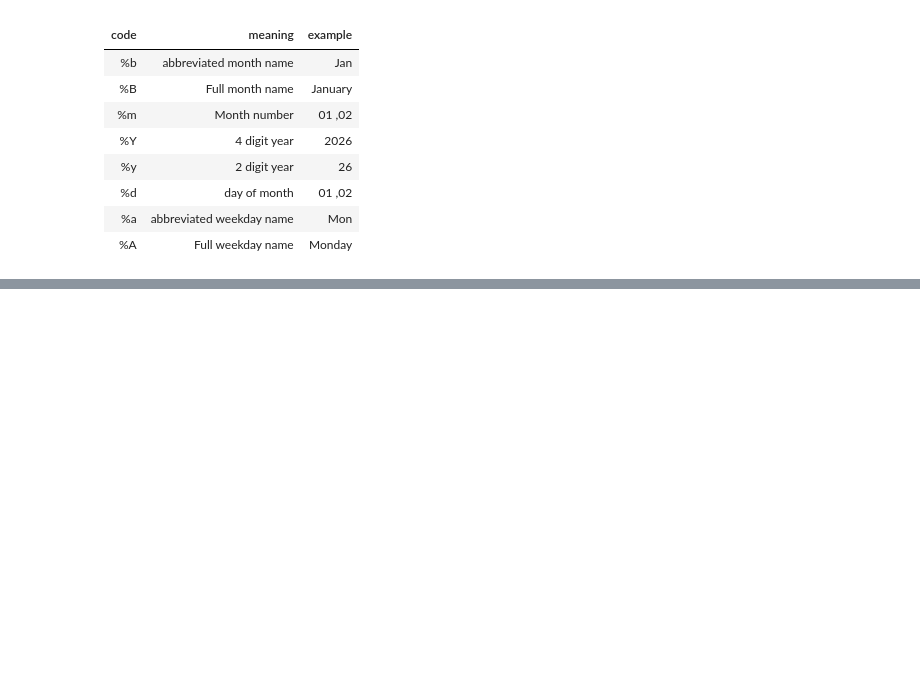
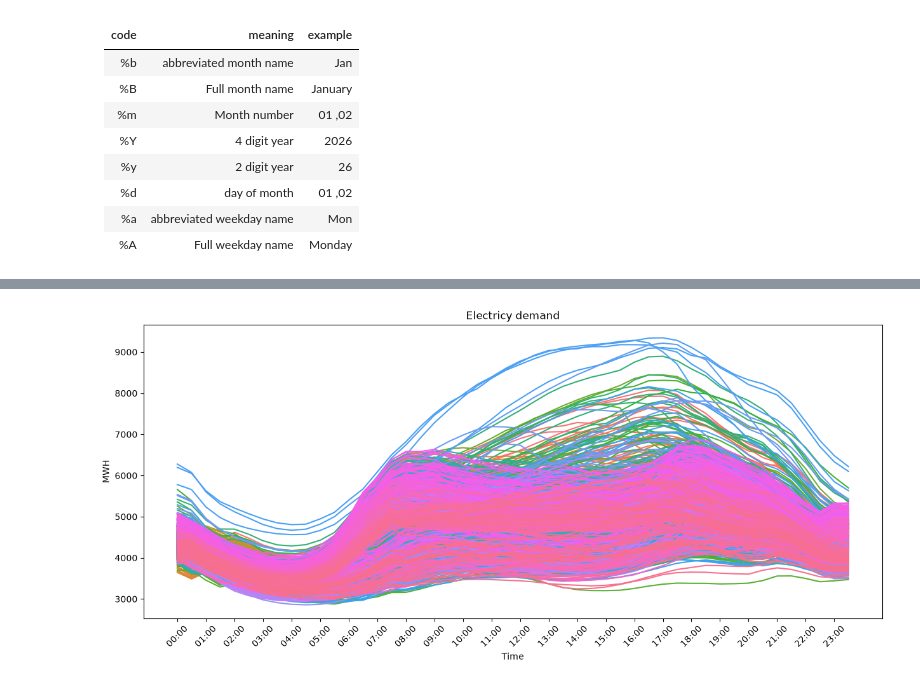
Before and after one commit to Minajamfum/forecasting, a Jupyter notebook: chapter2.ipynb, the cells around one changed output, grey strips where cells are left out. Drawn from its saved outputs; the diff is of its cells as text; code cells hidden in the pictures; blank space fills up the shorter version.

```diff
--- a/chapter2.ipynb
+++ b/chapter2.ipynb
@@ -132,0 +192,3 @@ total_cost
+# %%
+vic_elc_df = pd.read_csv("C:\\Users\\dell\\forecasting\\vic_elec.csv",parse_dates=["ds"])
+vic_elc_df
@@ -132,0 +209,3 @@ total_cost
+# %%
+vic_elc_demand = vic_elc_df[vic_elc_df["unique_id"] == "Demand"]
+vic_elc_demand
@@ -132,0 +226,23 @@ total_cost
+# %%
+import seaborn as sns
+
+df = vic_elc_demand.assign(
+    hour_min = lambda x : x["ds"].dt.strftime("%H:%M"),
+    day = lambda x : x["ds"].dt.date
+)
+
+fig , ax = plt.subplots(figsize=(15, 6))
+sns.lineplot(data= df , x="hour_min" , y = "y", hue="day" , palette="husl", legend=False , ax =ax)
+
+ax.set(title="Electricy demand",
+       xlabel = "Time",
+       ylabel = "MWH"
+)
+
+unique_ticks = df["hour_min"].unique()
+ticks = range(0, len(unique_ticks), 2)
+ticklabels = unique_ticks[::2]
+ax.set_xticks(ticks, labels=ticklabels, rotation=45)
+fig.show()
+# %% [output]
+[figure, added]
```
Also changed, not shown: parts of 8 cells of this notebook, 1 other file.
